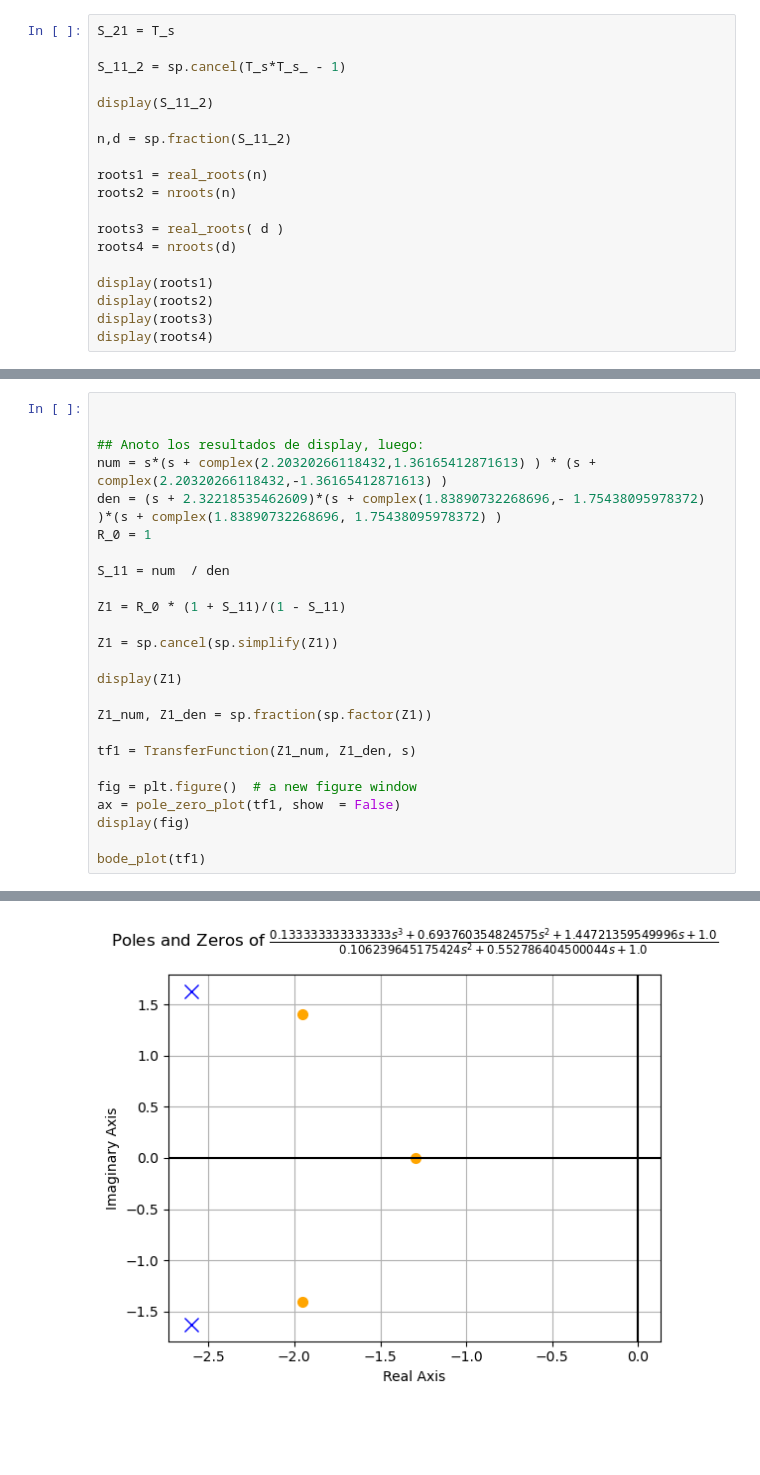
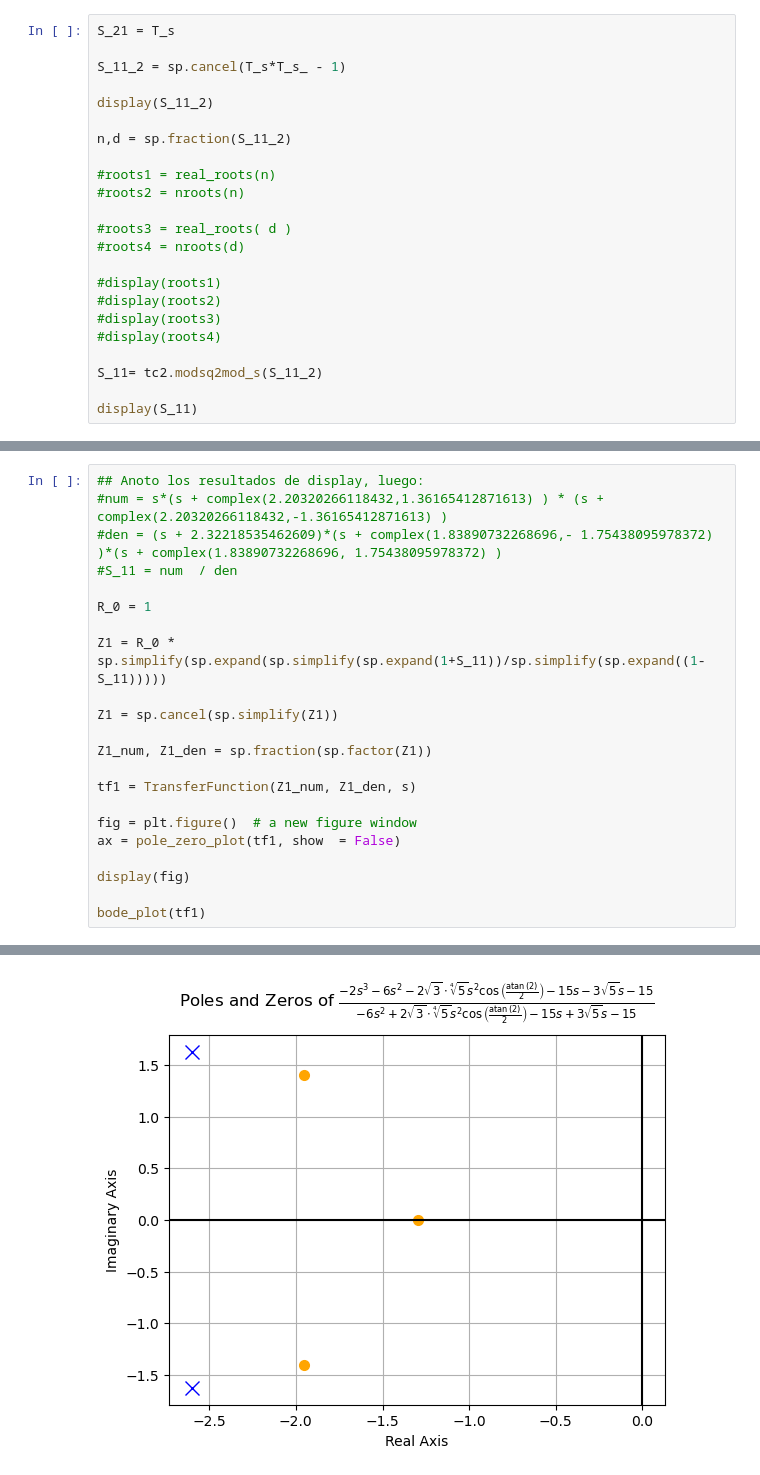
Before and after one commit to jcostasuarez/tc2-tp, a Jupyter notebook: TPS/TS15/TS15_Rev0.ipynb, the cells around one changed output, grey strips where cells are left out. Cells and saved outputs as stored; diff of their text form; blank space fills up the shorter version.

```diff
--- a/TPS/TS15/TS15_Rev0.ipynb
+++ b/TPS/TS15/TS15_Rev0.ipynb
@@ -40,15 +36,19 @@ display(S_11_2)
 
 n,d = sp.fraction(S_11_2)
 
-roots1 = real_roots(n)
-roots2 = nroots(n)
+#roots1 = real_roots(n)
+#roots2 = nroots(n)
 
-roots3 = real_roots( d )
-roots4 = nroots(d)
+#roots3 = real_roots( d )
+#roots4 = nroots(d)
 
-display(roots1)
-display(roots2)
-display(roots3)
-display(roots4)
+#display(roots1)
+#display(roots2)
+#display(roots3)
+#display(roots4)
+
+S_11= tc2.modsq2mod_s(S_11_2)
+
+display(S_11)
 # %% [output]
 $\displaystyle \frac{- s^{6} + 6 s^{4} - 45 s^{2}}{s^{6} - 6 s^{4} + 45 s^{2} - 225}$
@@ -69,18 +56,14 @@ $\displaystyle \frac{- s^{6} + 6 s^{4} - 45 s^{2}}{s^{6} - 6 s^{4} + 45 s^{2} -
 # %%
+## Anoto los resultados de display, luego:
+#num = s*(s + complex(2.20320266118432,1.36165412871613) ) * (s + complex(2.20320266118432,-1.36165412871613) )
+#den = (s + 2.32218535462609)*(s + complex(1.83890732268696,- 1.75438095978372) )*(s + complex(1.83890732268696, 1.75438095978372) )
+#S_11 = num  / den
 
-
-## Anoto los resultados de display, luego:
-num = s*(s + complex(2.20320266118432,1.36165412871613) ) * (s + complex(2.20320266118432,-1.36165412871613) )
-den = (s + 2.32218535462609)*(s + complex(1.83890732268696,- 1.75438095978372) )*(s + complex(1.83890732268696, 1.75438095978372) )
 R_0 = 1
 
-S_11 = num  / den
-
-Z1 = R_0 * (1 + S_11)/(1 - S_11)
+Z1 = R_0 * sp.simplify(sp.expand(sp.simplify(sp.expand(1+S_11))/sp.simplify(sp.expand((1-S_11)))))
 
 Z1 = sp.cancel(sp.simplify(Z1))
-
-display(Z1)
 
 Z1_num, Z1_den = sp.fraction(sp.factor(Z1))
 
@@ -88,6 +71,7 @@ tf1 = TransferFunction(Z1_num, Z1_den, s)
 
 fig = plt.figure()  # a new figure window
 ax = pole_zero_plot(tf1, show  = False)
+
 display(fig)
 
 bode_plot(tf1)
@@ -96 +80 @@ $\displaystyle \frac{2.0 s^{3} + 10.4064053223687 s^{2} + 21.7082039324994 s + 1
-[figure, old version]
+[figure, new version]
```
Also changed, not shown: parts of 6 cells of this notebook, 11 other files.
